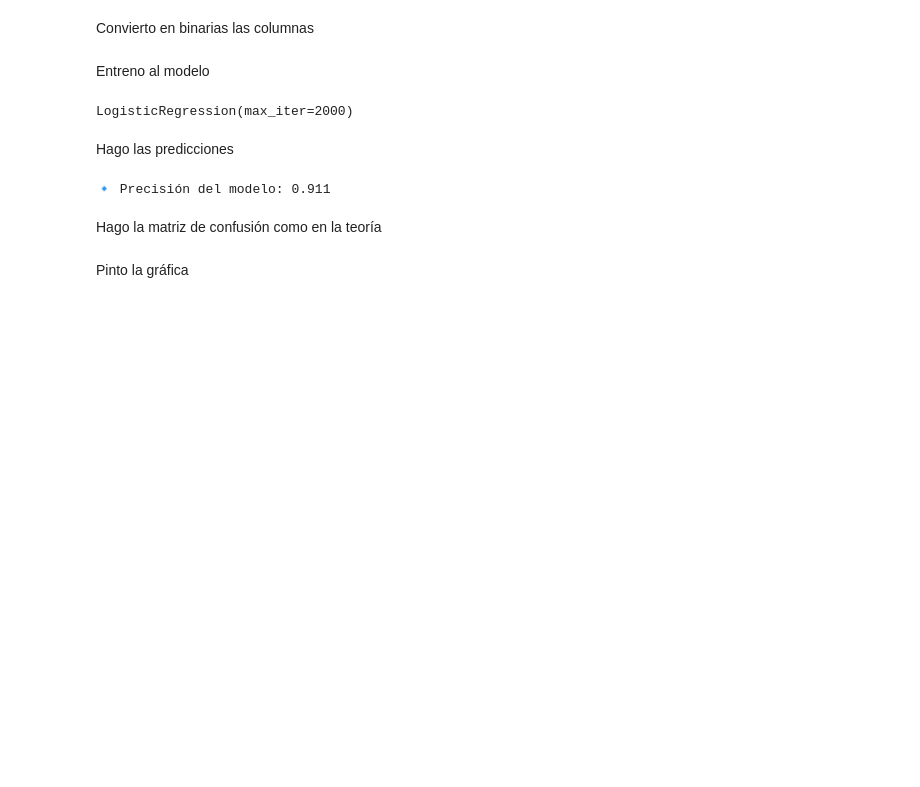
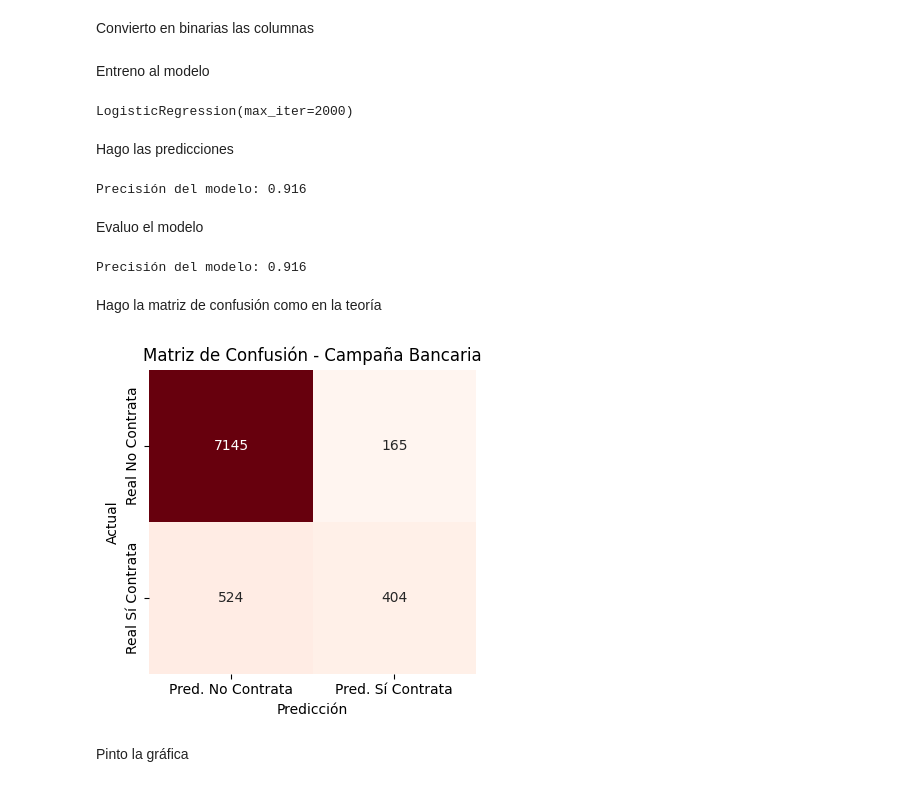
Before and after one commit to SantyIzquierdo/Proyecto_Regresi-n_Log-stica_, a Jupyter notebook: src/explore.ipynb, the cells around one changed output. Drawn from its saved outputs; the diff is of its cells as text; code cells hidden in the pictures; blank space fills up the shorter version.

```diff
--- a/src/explore.ipynb
+++ b/src/explore.ipynb
@@ -61,16 +65,26 @@ Evaluo el modelo
+# %%
+y_pred = model.predict(X_test_scaled)
+accuracy = accuracy_score(y_test, y_pred)
+print(f"Precisión del modelo: {accuracy:.3f}")
+# %% [output]
+Precisión del modelo: 0.916
+# %% [markdown]
+Evaluo el modelo
 # %%
 accuracy = accuracy_score(y_test, y_pred)
-print(f"🔹 Precisión del modelo: {accuracy:.3f}")
+print(f"Precisión del modelo: {accuracy:.3f}")
 # %% [output]
-🔹 Precisión del modelo: 0.911
+Precisión del modelo: 0.916
 # %% [markdown]
 Hago la matriz de confusión como en la teoría
 # %%
 bank_cm = confusion_matrix(y_test, y_pred)
 cm_df = pd.DataFrame(bank_cm,
     index=['Real No Contrata', 'Real Sí Contrata'],
-    columns=['No Contrata', 'Sí Contrata']
+    columns=['Pred. No Contrata', 'Pred. Sí Contrata']
 )
+# %% [output]
+[figure, added]
 # %% [markdown]
 Pinto la gráfica
 # %%
```
Also changed, not shown: parts of 6 cells of this notebook.
